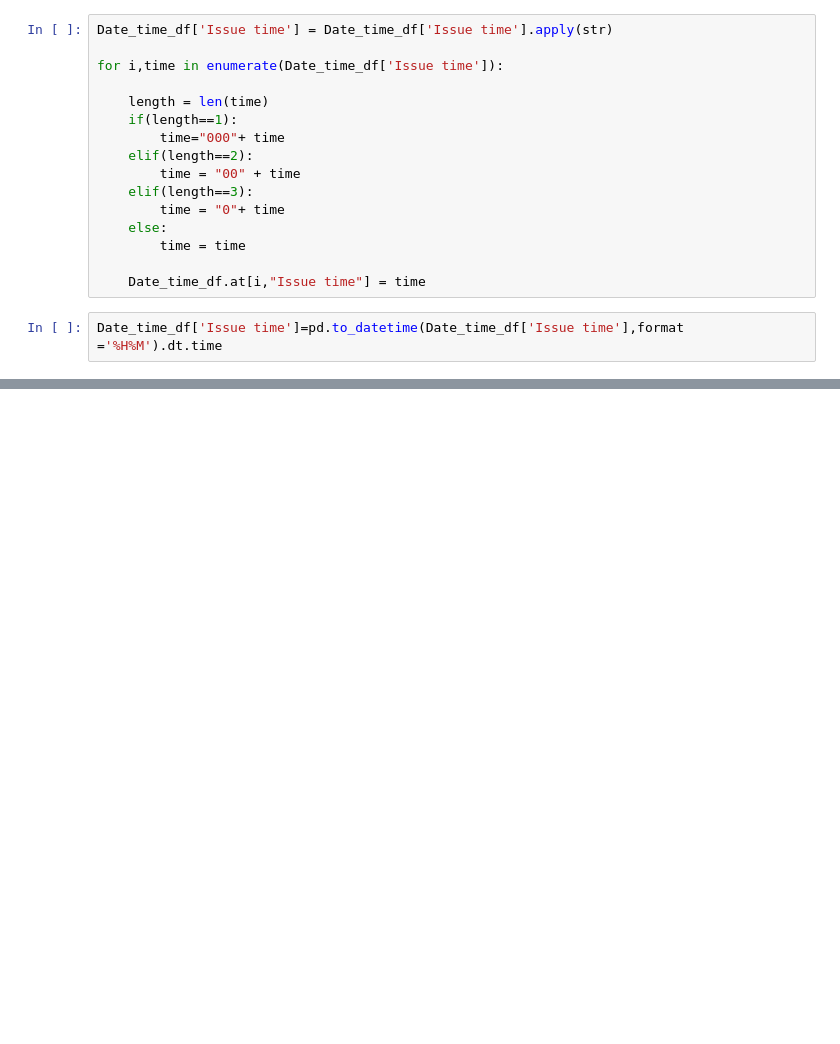
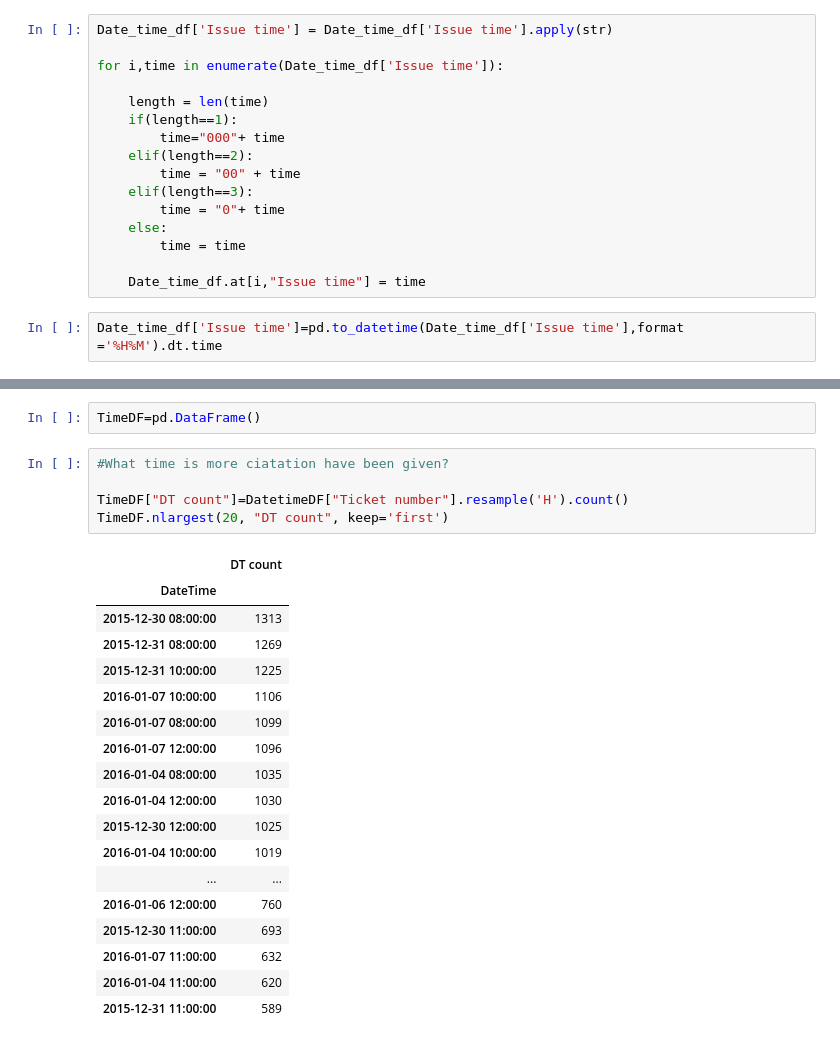
Before and after one commit to usn1485/LAParkingCitations, a Jupyter notebook: LAParking.ipynb, the cells around one changed output, grey strips where cells are left out. Cells and saved outputs as stored; diff of their text form; blank space fills up the shorter version.

```diff
--- a/LAParking.ipynb
+++ b/LAParking.ipynb
@@ -129,0 +139,26 @@ Name: Ticket number, dtype: int64
+# %%
+TimeDF=pd.DataFrame()
+# %%
+#What time is more ciatation have been given?
+
+TimeDF["DT count"]=DatetimeDF["Ticket number"].resample('H').count()
+TimeDF.nlargest(20, "DT count", keep='first')
+# %% [output]
+|  | DT count |
+| DateTime |  |
+| 2015-12-30 08:00:00 | 1313 |
+| 2015-12-31 08:00:00 | 1269 |
+| 2015-12-31 10:00:00 | 1225 |
+| 2016-01-07 10:00:00 | 1106 |
+| 2016-01-07 08:00:00 | 1099 |
+| 2016-01-07 12:00:00 | 1096 |
+| 2016-01-04 08:00:00 | 1035 |
+| 2016-01-04 12:00:00 | 1030 |
+| 2015-12-30 12:00:00 | 1025 |
+| 2016-01-04 10:00:00 | 1019 |
+| ... | ... |
+| 2016-01-06 12:00:00 | 760 |
+| 2015-12-30 11:00:00 | 693 |
+| 2016-01-07 11:00:00 | 632 |
+| 2016-01-04 11:00:00 | 620 |
+| 2015-12-31 11:00:00 | 589 |
```
Also changed, not shown: parts of 30 cells of this notebook.
